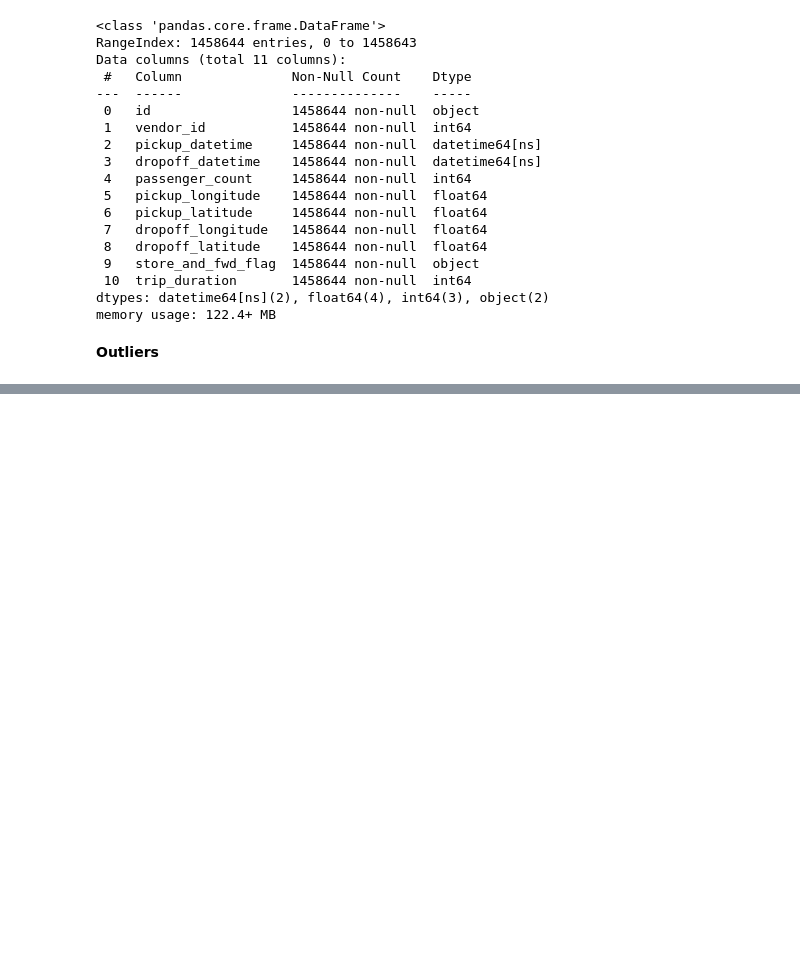
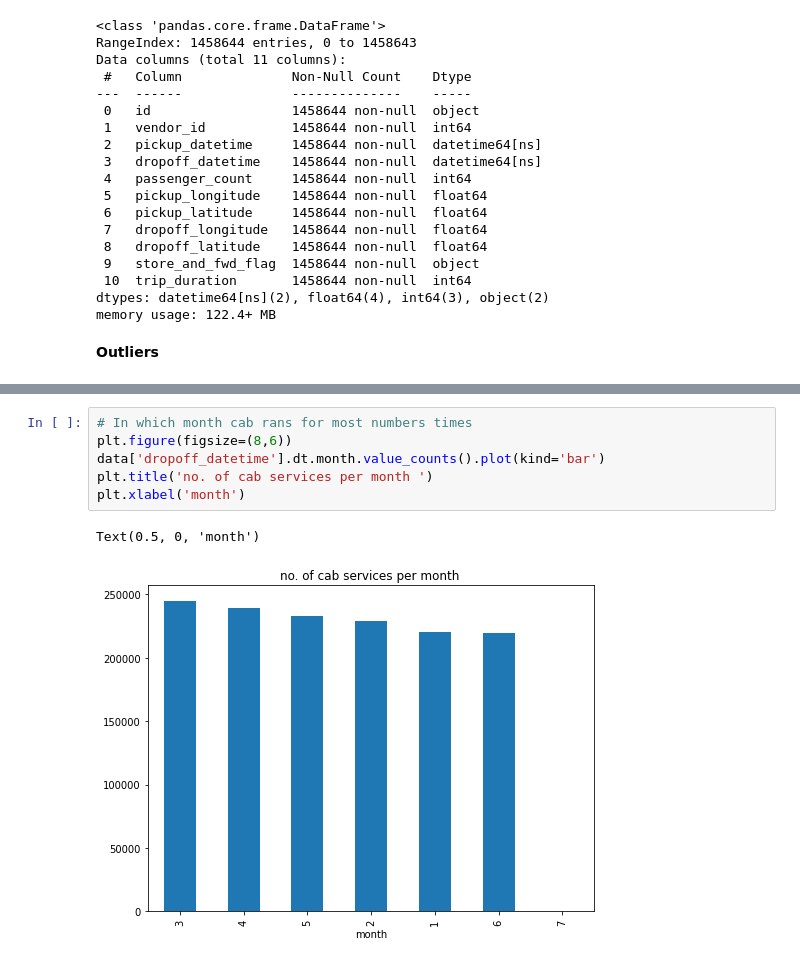
Before and after one commit to ajayn3300/NYC-_Taxi_Trip_Time-Prediction---Regression, a Jupyter notebook: NYC_Taxi_Trip_Time_Prediction_Capstone_Project.ipynb, the cells around one changed output, grey strips where cells are left out. Saved outputs shown, nothing was run; the diff lists cells and outputs as text; blank space fills up the shorter version.

```diff
--- a/NYC_Taxi_Trip_Time_Prediction_Capstone_Project.ipynb
+++ b/NYC_Taxi_Trip_Time_Prediction_Capstone_Project.ipynb
@@ -173,0 +247,9 @@ for i,j in enumerate(data.describe().columns):
+# %%
+# In which month cab rans for most numbers times
+plt.figure(figsize=(8,6))
+data['dropoff_datetime'].dt.month.value_counts().plot(kind='bar')
+plt.title('no. of cab services per month ')
+plt.xlabel('month')
+# %% [output]
+Text(0.5, 0, 'month')
+[figure, added]
```
Also changed, not shown: parts of 13 cells of this notebook.
